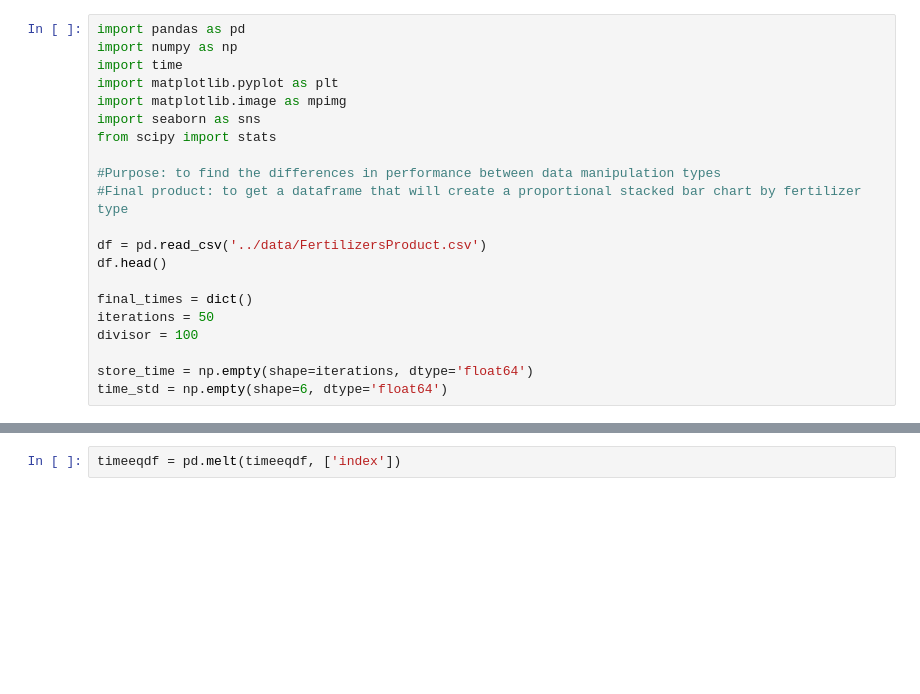
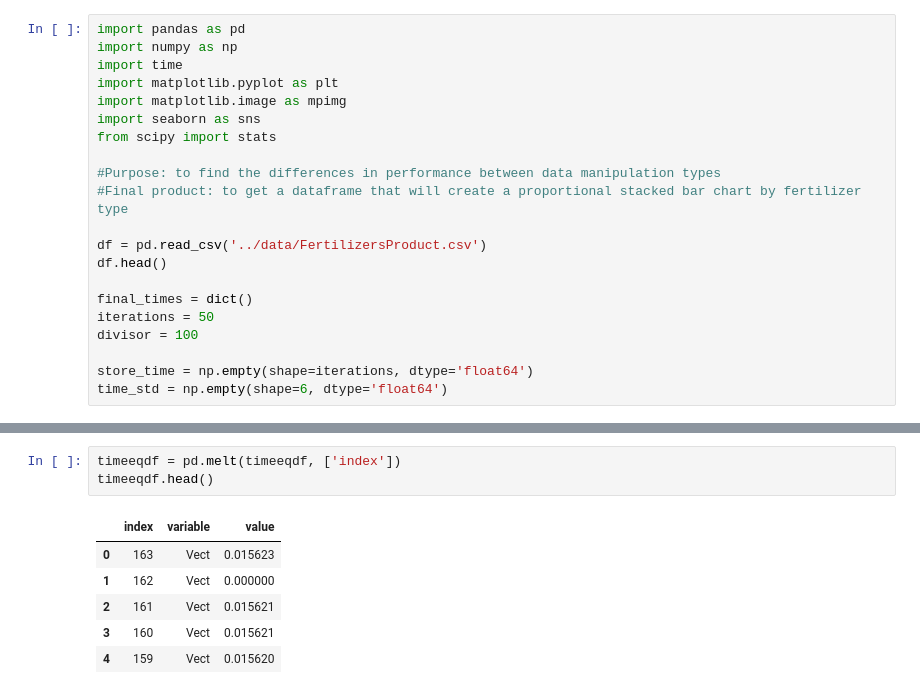
Before and after one commit to JSemelhago/DFManipulationComparison, a Jupyter notebook: src/DataframeManipulationTypes.ipynb, the cells around one changed output, grey strips where cells are left out. Drawn from its saved outputs; the diff is of its cells as text; blank space fills up the shorter version.

```diff
--- a/src/DataframeManipulationTypes.ipynb
+++ b/src/DataframeManipulationTypes.ipynb
@@ -479,5 +586,13 @@ timeeqdf.head()
 # %%
 timeeqdf = pd.melt(timeeqdf, ['index'])
+timeeqdf.head()
+# %% [output]
+|  | index | variable | value |
+| 0 | 163 | Vect | 0.015623 |
+| 1 | 162 | Vect | 0.000000 |
+| 2 | 161 | Vect | 0.015621 |
+| 3 | 160 | Vect | 0.015621 |
+| 4 | 159 | Vect | 0.015620 |
 # %%
 #Output stats of graph
 iter_types = ['Vect','Apply','List','Cython','Itertuples','Iterrows']
```
Also changed, not shown: parts of 24 cells of this notebook, 1 other file.
